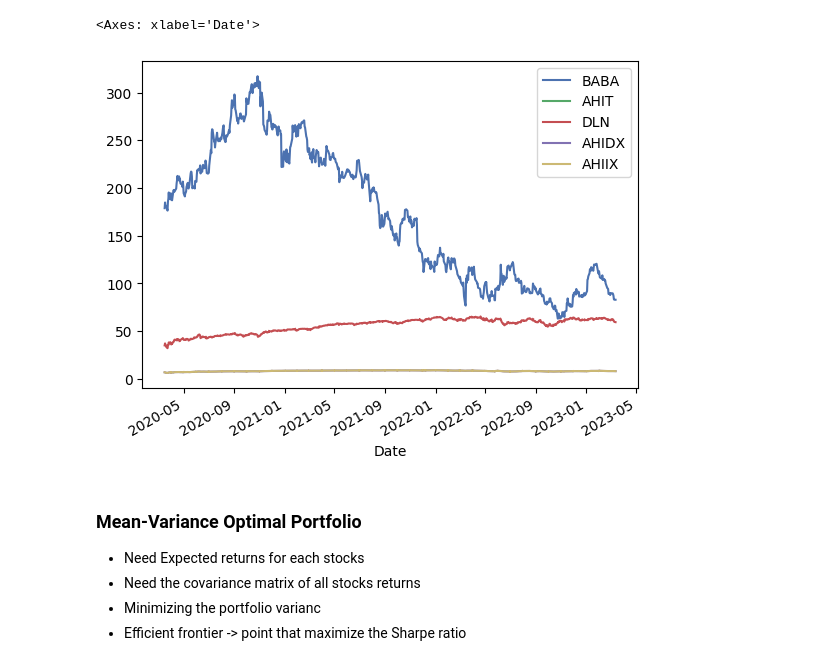
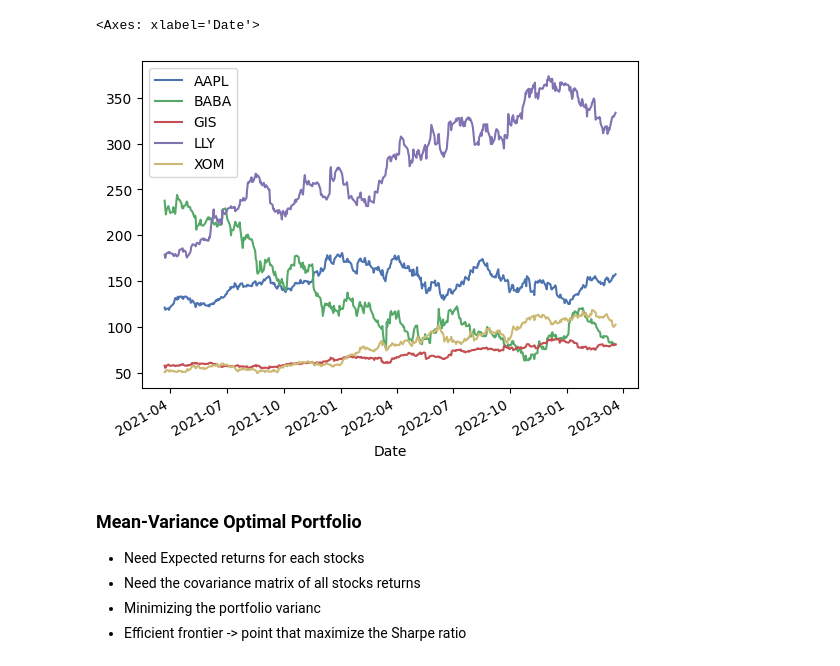
Before and after one commit to Yheloww/portfolio_forecasting, a Jupyter notebook: notebooks/PyportfolioOpt.ipynb, the cells around one changed output. Cells and saved outputs as stored; diff of their text form; code cells hidden in the pictures.

```diff
--- a/notebooks/PyportfolioOpt.ipynb
+++ b/notebooks/PyportfolioOpt.ipynb
@@ -1,23 +1,20 @@
 # %%
 import yfinance as yf
 import matplotlib.pyplot as plt
 from pypfopt import EfficientFrontier
 from pypfopt import risk_models
 from pypfopt import expected_returns
 from pypfopt import plotting
 import numpy as np
 import pandas as pd
 import copy
 
-stocks = pd.read_pickle("../Datas/test.pkl")
-cols = stocks.columns.tolist()
-for col in cols:
-    stocks[col] = pd.to_numeric(stocks[col])
+stocks = pd.read_pickle("../Datas/['AAPL', 'BABA', 'XOM', 'GIS', 'LLY'].pkl")
 
 stocks.plot()
 # %% [output]
 <Axes: xlabel='Date'>
-[figure, old version]
+[figure, new version]
 # %% [markdown]
 ### Mean-Variance Optimal Portfolio
 - Need Expected returns for each stocks
```
Also changed, not shown: parts of 6 cells of this notebook, 17 other files.
